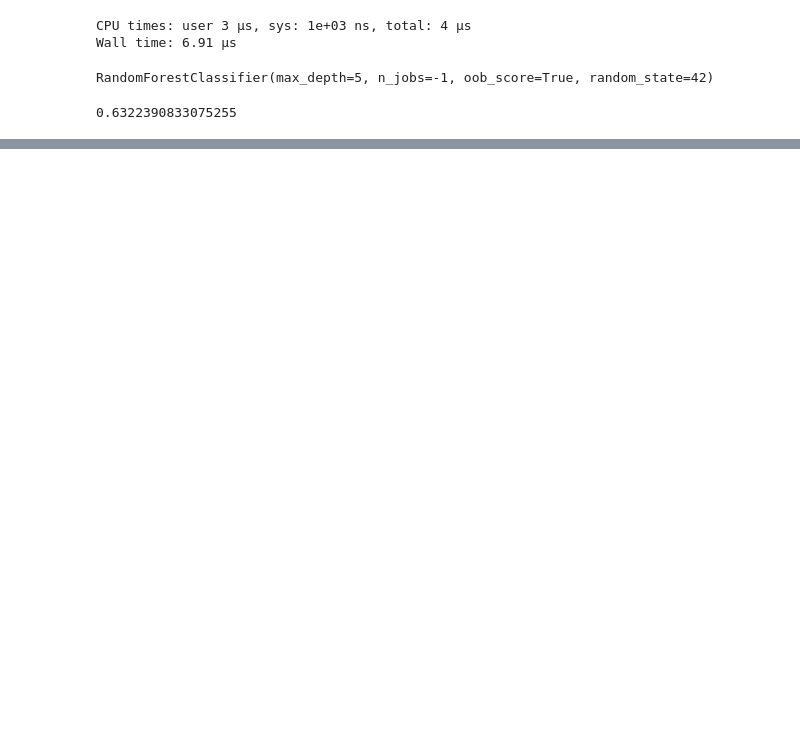
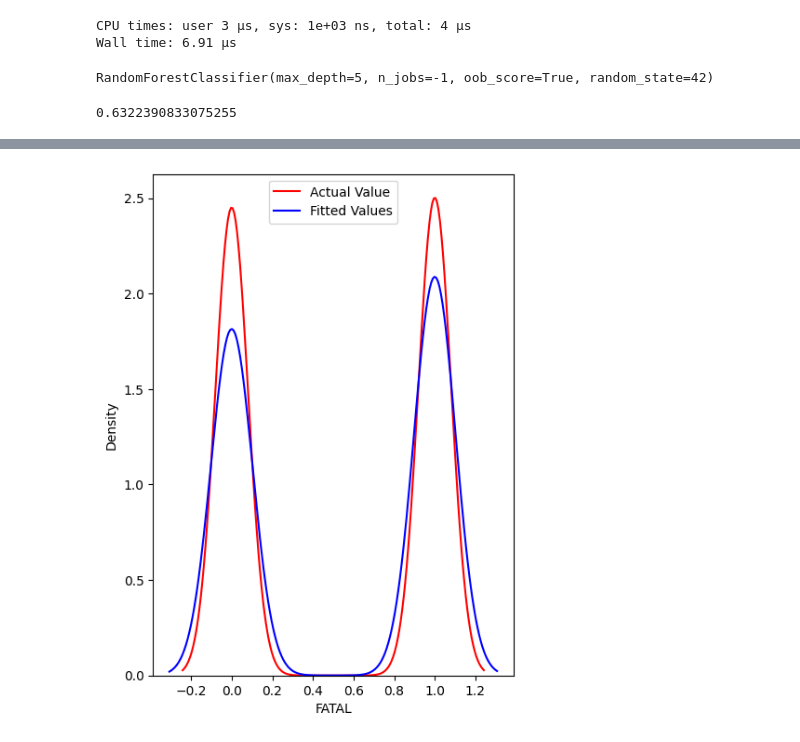
Before and after one commit to kaylanhua/conflicts, a Jupyter notebook: hoch/random_forest.ipynb, the cells around one changed output, grey strips where cells are left out. Saved outputs shown, nothing was run; the diff lists cells and outputs as text; code cells hidden in the pictures; blank space fills up the shorter version.

```diff
--- a/hoch/random_forest.ipynb
+++ b/hoch/random_forest.ipynb
@@ -127,0 +143,14 @@ IndexError: list index out of range
+# %%
+import seaborn as sns
+y_pred = rf_best.predict(X_test)
+
+plt.figure(figsize=(5, 7))
+# Plotting actual values
+sns.kdeplot(y, color="r", label="Actual Value")
+# Plotting predicted values
+sns.kdeplot(y_pred, color="b", label="Fitted Values")
+
+plt.legend()
+plt.show()
+# %% [output]
+[figure, added]
```
Also changed, not shown: parts of 8 cells of this notebook.
